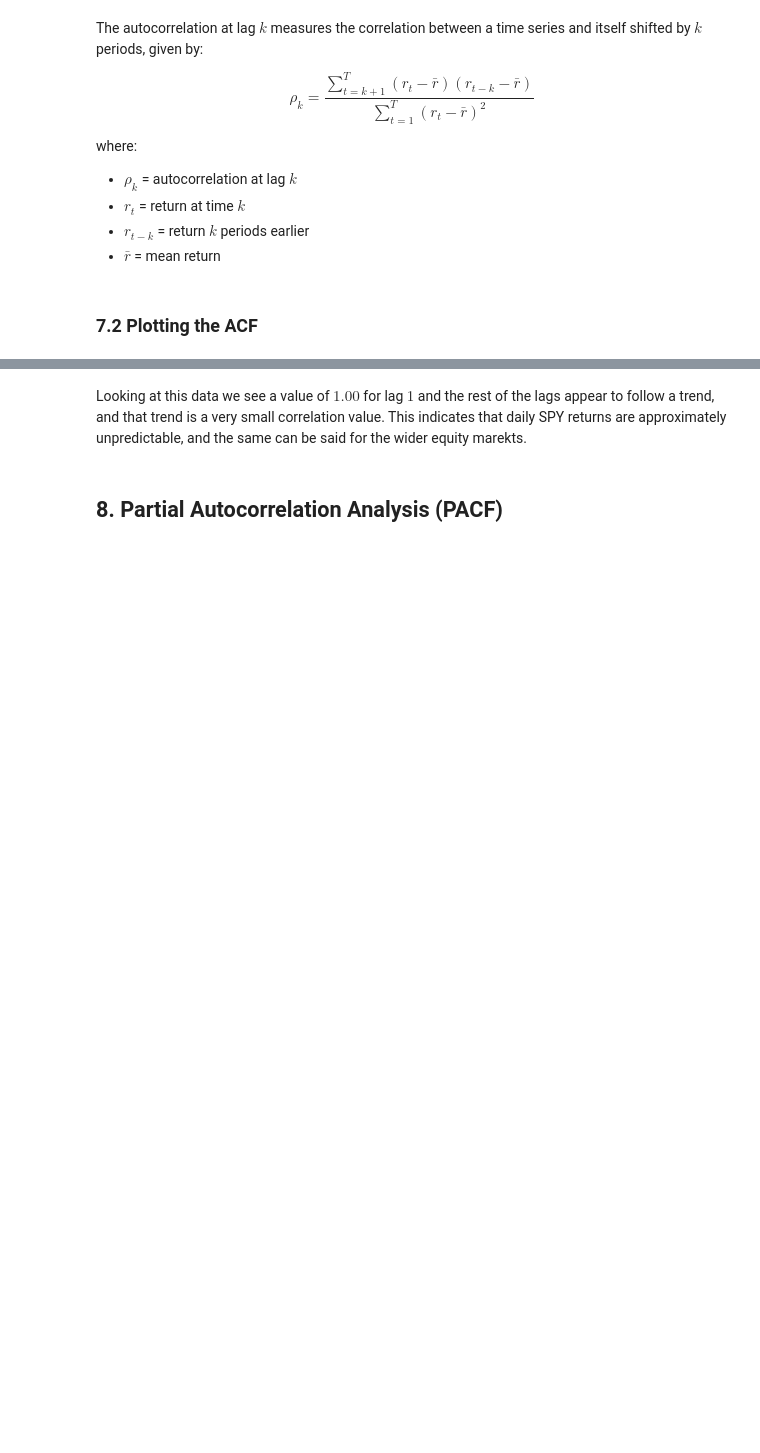
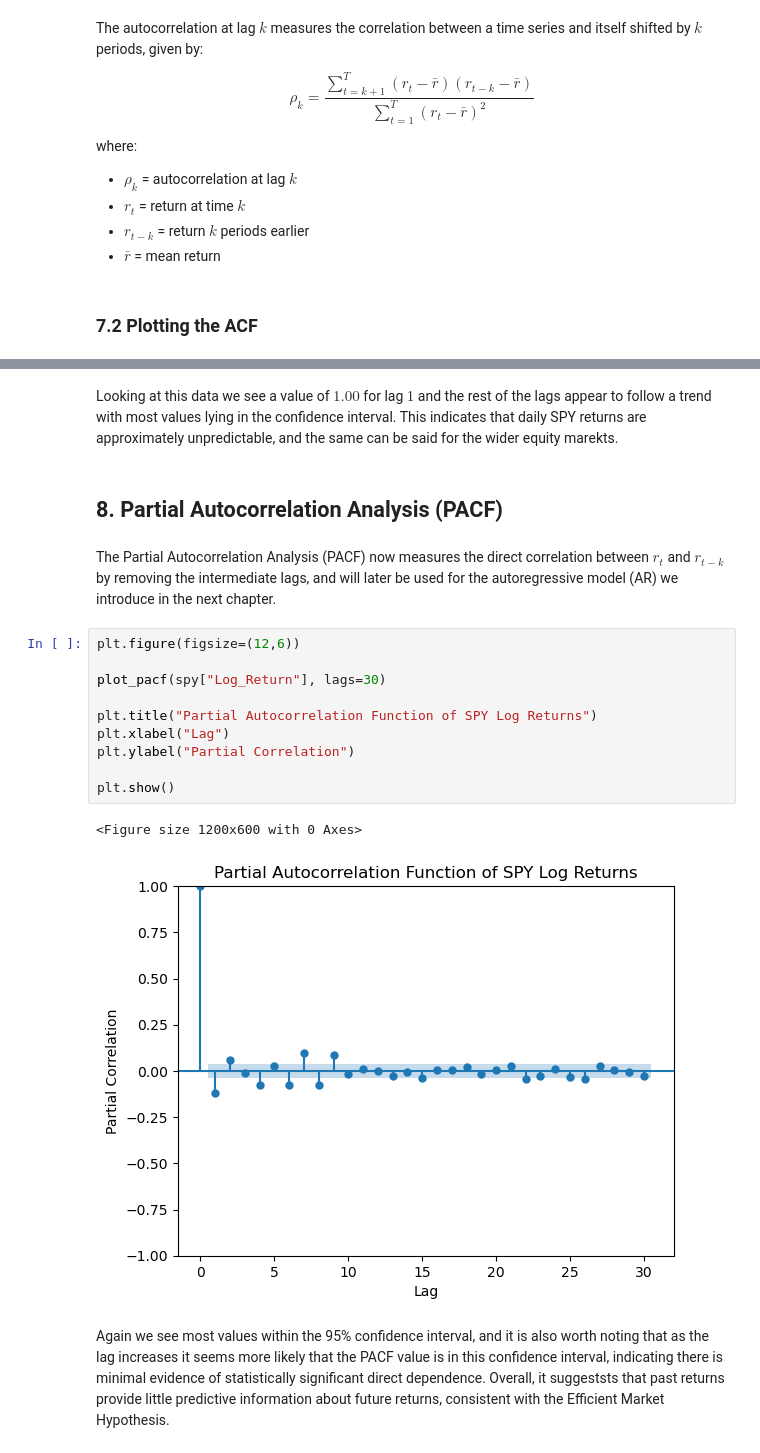
Before and after one commit to evanmartin21/Quant-Summer-Research-Project, a Jupyter notebook: notebooks/02_time_series_analysis.ipynb, the cells around one changed output, grey strips where cells are left out. Drawn from its saved outputs; the diff is of its cells as text; blank space fills up the shorter version.

Commit message:
Complete Notebook 2: Time Series Analysis

```diff
--- a/notebooks/02_time_series_analysis.ipynb
+++ b/notebooks/02_time_series_analysis.ipynb
@@ -231,4 +230,21 @@ plt.show()
 # %% [markdown]
-Looking at this data we see a value of $1.00$ for lag $1$ and the rest of the lags appear to follow a trend, and that trend is a very small correlation value. This indicates that daily SPY returns are approximately unpredictable, and the same can be said for the wider equity marekts.
+Looking at this data we see a value of $1.00$ for lag $1$ and the rest of the lags appear to follow a trend with most values lying in the confidence interval. This indicates that daily SPY returns are approximately unpredictable, and the same can be said for the wider equity marekts.
 # %% [markdown]
 ## 8. Partial Autocorrelation Analysis (PACF)
+# %% [markdown]
+The Partial Autocorrelation Analysis (PACF) now measures the direct correlation between $r_t$ and $r_{t-k}$ by removing the intermediate lags, and will later be used for the autoregressive model (AR) we introduce in the next chapter.
+# %%
+plt.figure(figsize=(12,6))
+
+plot_pacf(spy["Log_Return"], lags=30)
+
+plt.title("Partial Autocorrelation Function of SPY Log Returns")
+plt.xlabel("Lag")
+plt.ylabel("Partial Correlation")
+
+plt.show()
+# %% [output]
+<Figure size 1200x600 with 0 Axes>
+[figure, added]
+# %% [markdown]
+Again we see most values within the 95% confidence interval, and it is also worth noting that as the lag increases it seems more likely that the PACF value is in this confidence interval, indicating there is minimal evidence of statistically significant direct dependence. Overall, it suggeststs that past returns provide little predictive information about future returns, consistent with the Efficient Market Hypothesis.
```
Also changed, not shown: parts of 15 cells of this notebook.
